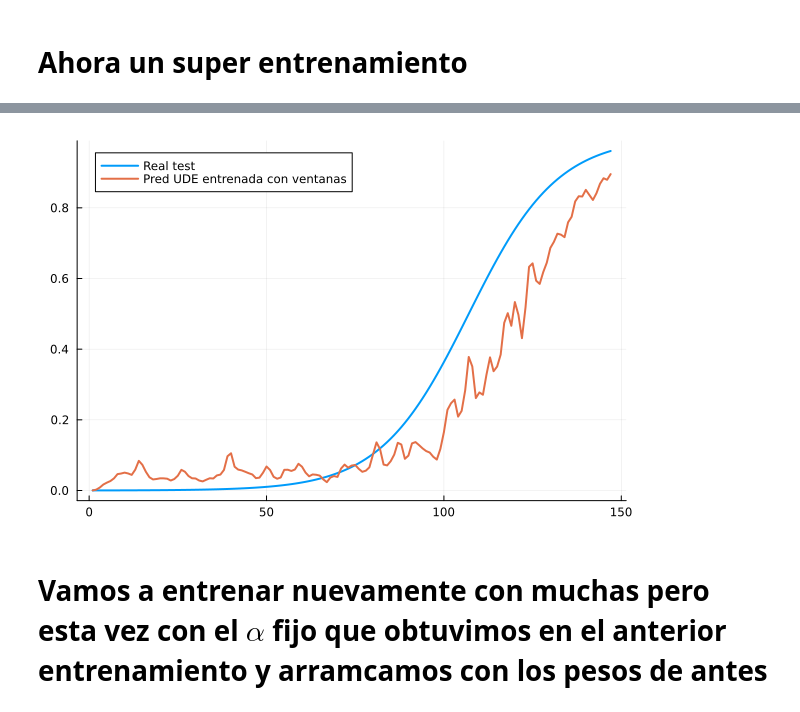
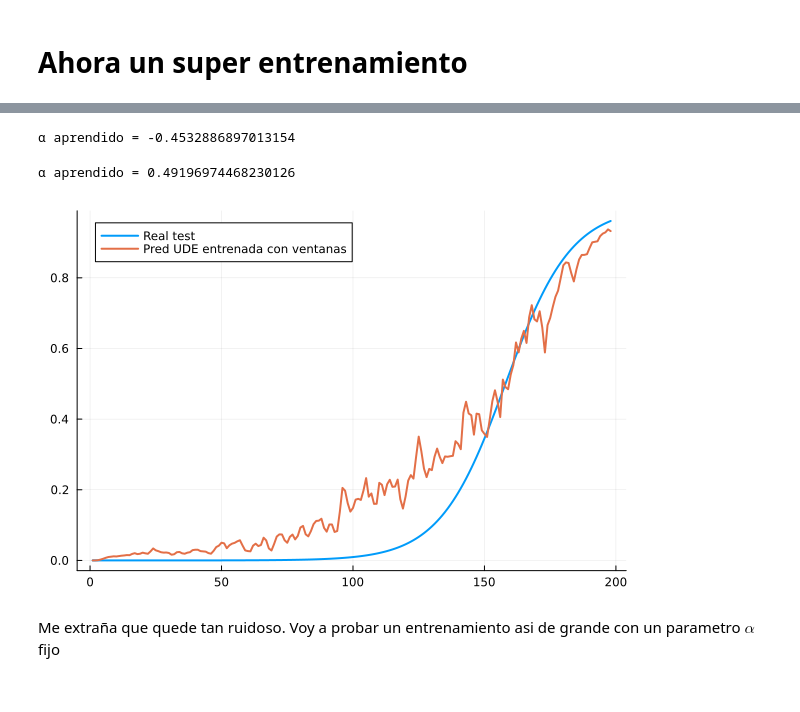
Before and after one commit to SoutoSebastian/TP-DegradacionDeMotores, a Jupyter notebook: mi_entorno/degradacionNasa.ipynb, the cells around one changed output, grey strips where cells are left out. Drawn from its saved outputs; the diff is of its cells as text; code cells hidden in the pictures.

```diff
--- a/mi_entorno/degradacionNasa.ipynb
+++ b/mi_entorno/degradacionNasa.ipynb
@@ -2596,7 +2737,7 @@ best_params = nothing
 patience = 30
 counter = 0
 iter = 0
-maxiters = 500
+maxiters = 1000
 
 result_ude_windows = @time Optimization.solve(
     optprob_ude_windows,
@@ -2605,8 +2746,8 @@ result_ude_windows = @time Optimization.solve(
     callback=callback
 )
 
-p_trained_ude_windows = best_params
+p_trained_ude_windows_SUP = best_params
 
 println("α aprendido = ", best_params.α_raw)
-#40 minutos
+#94 minutos
 # %% [output]
@@ -2630,28 +2771,35 @@ Iteración: 430 / 500 | loss = 0.026614178413977837
+# %%
+println("α aprendido = ", best_params.α_raw)
+# %% [output]
+α aprendido = -0.4532886897013154
+# %%
+println("α aprendido = ", softplus(best_params.α_raw))
+#el que aprende es 0.5 al final...
+# %% [output]
+α aprendido = 0.49196974468230126
 # %%
-traj_plot = test_trajs[10]
+traj_plot = test_trajs[2]
 
 pred_test = predict_traj_sensors_positive(
-    p_trained_ude_windows,
+    p_trained_ude_windows_SUP,
     traj_plot
 )
 
 p = plot(
     traj_plot.t,
     traj_plot.y,
     label="Real test",
     linewidth=2
 )
 
 plot!(
     p,
     traj_plot.t,
     pred_test,
     label="Pred UDE entrenada con ventanas",
     linewidth=2
 )
 
 p
 # %% [output]
-[figure, old version]
+[figure, new version]
-# %% [markdown]
-# Vamos a entrenar nuevamente con muchas pero esta vez con el $\alpha$ fijo que obtuvimos en el anterior entrenamiento y arramcamos con los pesos de antes
@@ -2699,0 +2806,2 @@ p_trained_ude_windows = best_params
+# %% [markdown]
+Me extraña que quede tan ruidoso. Voy a probar un entrenamiento asi de grande con un parametro $\alpha$ fijo
```
Also changed, not shown: parts of 32 cells of this notebook, 1 other file.
